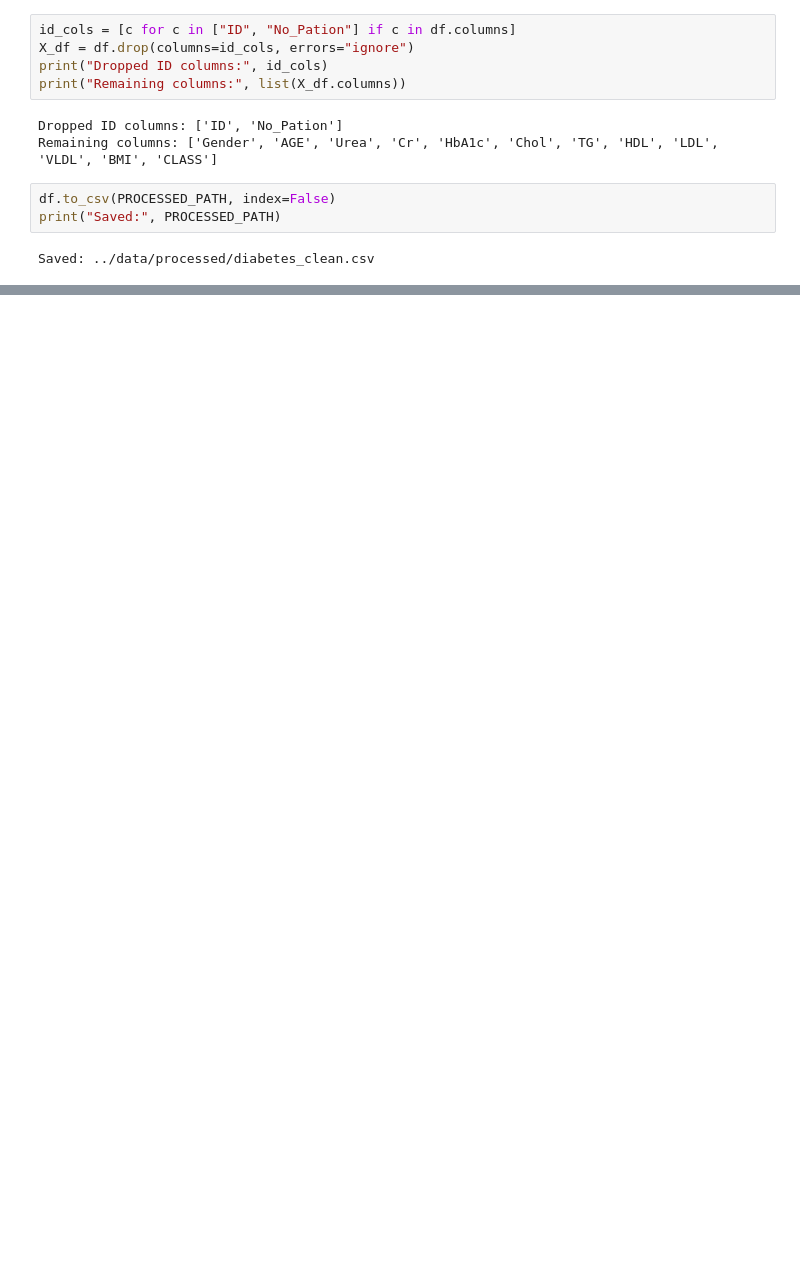
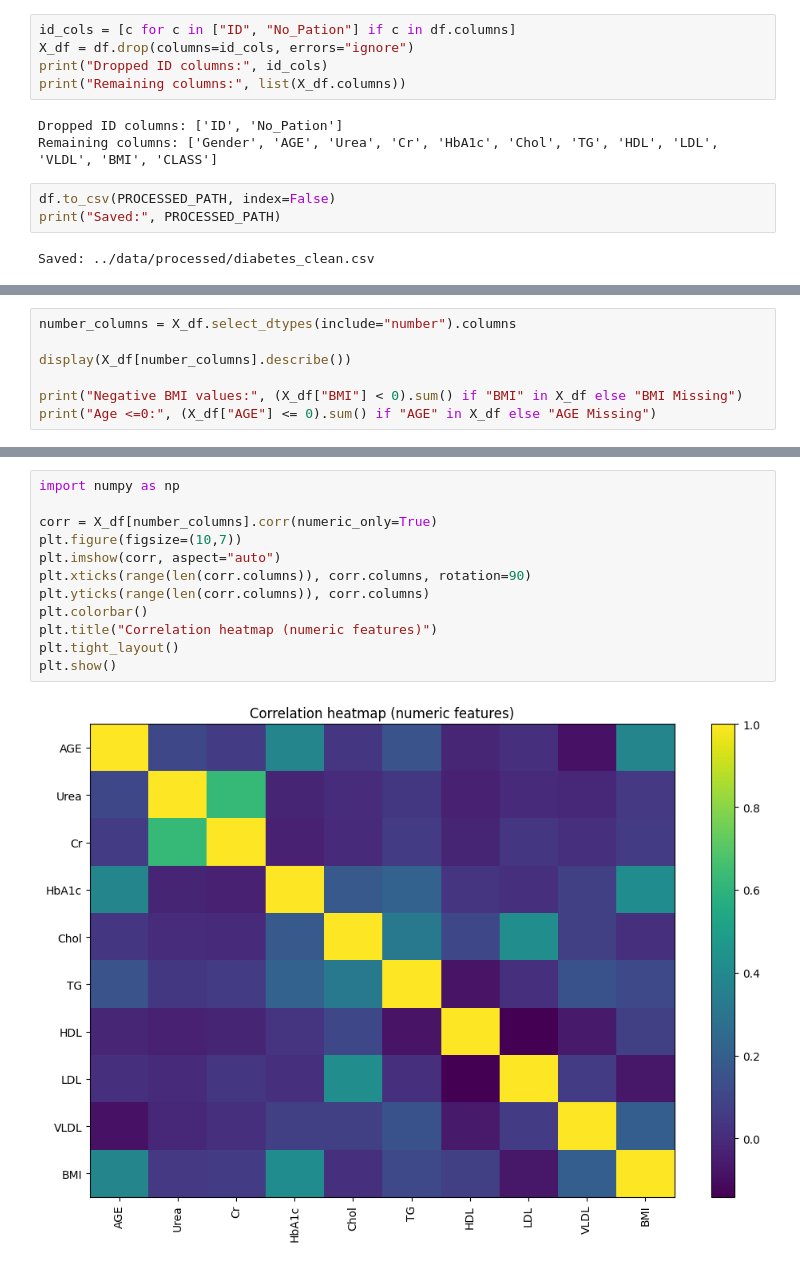
Before and after one commit to Abhay1Dhakl/diabetes-nyp-classification-clustering, a Jupyter notebook: notebooks/eda.ipynb, the cells around one changed output, grey strips where cells are left out. Saved outputs shown, nothing was run; the diff lists cells and outputs as text; blank space fills up the shorter version.

```diff
--- a/notebooks/eda.ipynb
+++ b/notebooks/eda.ipynb
@@ -120,0 +126,7 @@ Saved: ../data/processed/diabetes_clean.csv
+# %%
+number_columns = X_df.select_dtypes(include="number").columns
+
+display(X_df[number_columns].describe())
+
+print("Negative BMI values:", (X_df["BMI"] < 0).sum() if "BMI" in X_df else "BMI Missing")
+print("Age <=0:", (X_df["AGE"] <= 0).sum() if "AGE" in X_df else "AGE Missing")
@@ -120,0 +173,14 @@ Saved: ../data/processed/diabetes_clean.csv
+# %%
+import numpy as np
+
+corr = X_df[number_columns].corr(numeric_only=True)
+plt.figure(figsize=(10,7))
+plt.imshow(corr, aspect="auto")
+plt.xticks(range(len(corr.columns)), corr.columns, rotation=90)
+plt.yticks(range(len(corr.columns)), corr.columns)
+plt.colorbar()
+plt.title("Correlation heatmap (numeric features)")
+plt.tight_layout()
+plt.show()
+# %% [output]
+[figure, added]
```
Also changed, not shown: parts of 7 cells of this notebook, 2 other files.
